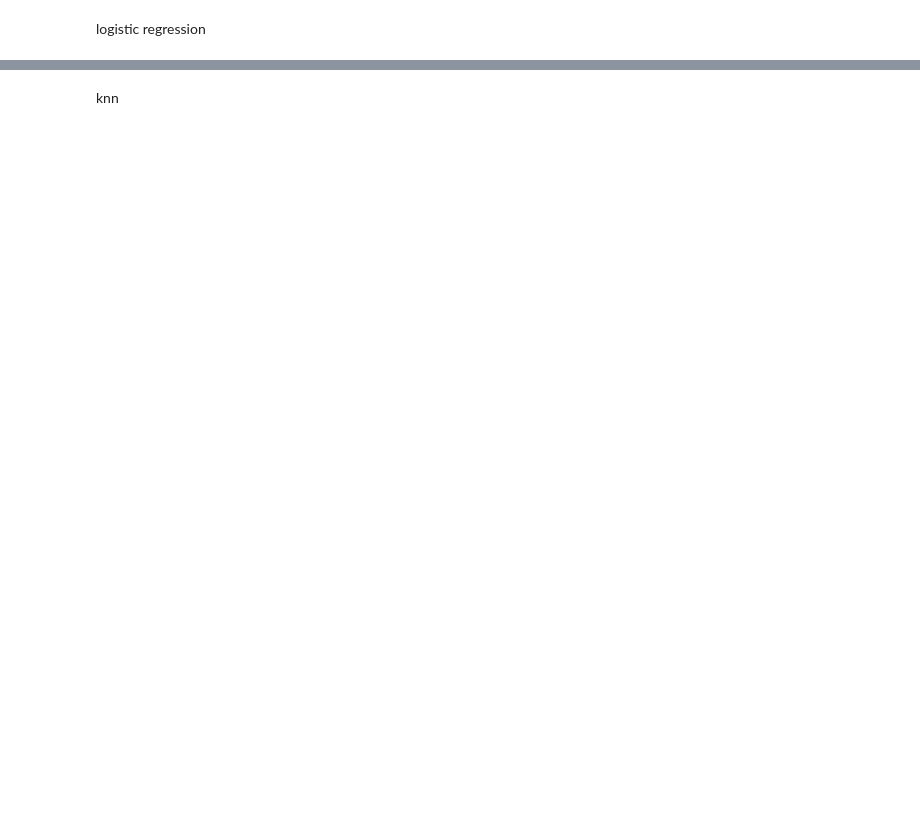
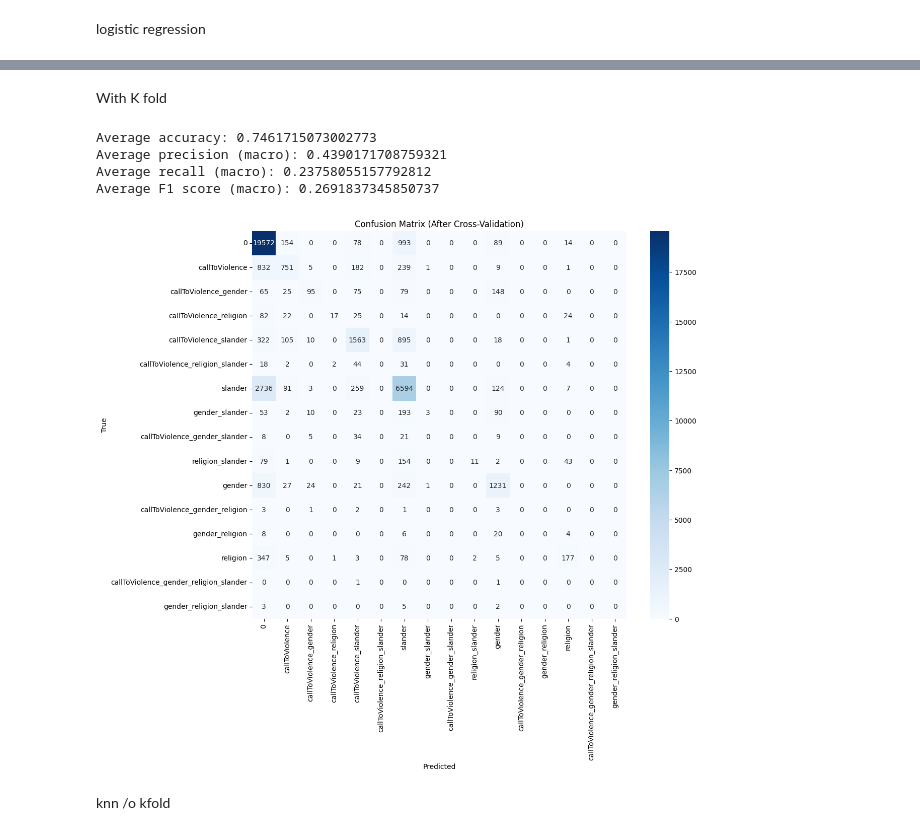
Before and after one commit to cretin70707/Hate-speech-ML, a Jupyter notebook: hate-speech-ml-type.ipynb, the cells around one changed output, grey strips where cells are left out. Drawn from its saved outputs; the diff is of its cells as text; code cells hidden in the pictures; blank space fills up the shorter version.

```diff
--- a/hate-speech-ml-type.ipynb
+++ b/hate-speech-ml-type.ipynb
@@ -389,6 +401,25 @@ F1 Score (macro): 0.1922
 ----------------------------------------------------------------------
+# %% [markdown]
+With K fold
+# %%
+model_lr = LogisticRegression(penalty='l2',random_state=0)
+# Define your class labels
+class_labels = ['0', 'callToViolence', 'callToViolence_gender', 'callToViolence_religion',
+                'callToViolence_slander', 'callToViolence_religion_slander', 'slander',
+                'gender_slander', 'callToViolence_gender_slander', 'religion_slander',
+                'gender', 'callToViolence_gender_religion', 'gender_religion',
+                'religion', 'callToViolence_gender_religion_slander', 'gender_religion_slander']
+
+# Assuming X (features) and y (labels) are already set
+evaluate_model_kfold(model_lr, x_tfidf_bigram, df['type'], class_labels)
+# %% [output]
+Average accuracy: 0.7461715073002773
+Average precision (macro): 0.4390171708759321
+Average recall (macro): 0.23758055157792812
+Average F1 score (macro): 0.2691837345850737
+[figure, added]
 # %% [markdown]
-knn
+knn /o kfold
 # %%
 model_knn = KNeighborsClassifier(n_neighbors=5, weights='uniform')
 model_knn.fit(X_train, y_train)
```
Also changed, not shown: parts of 27 cells of this notebook, 3 other files.
